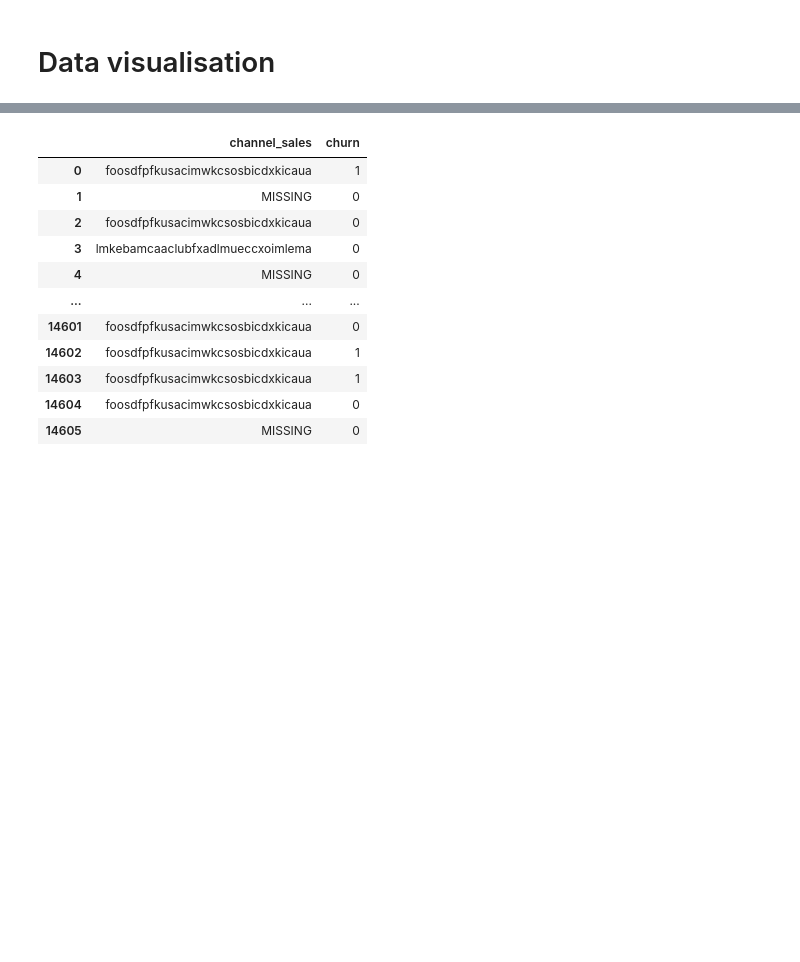
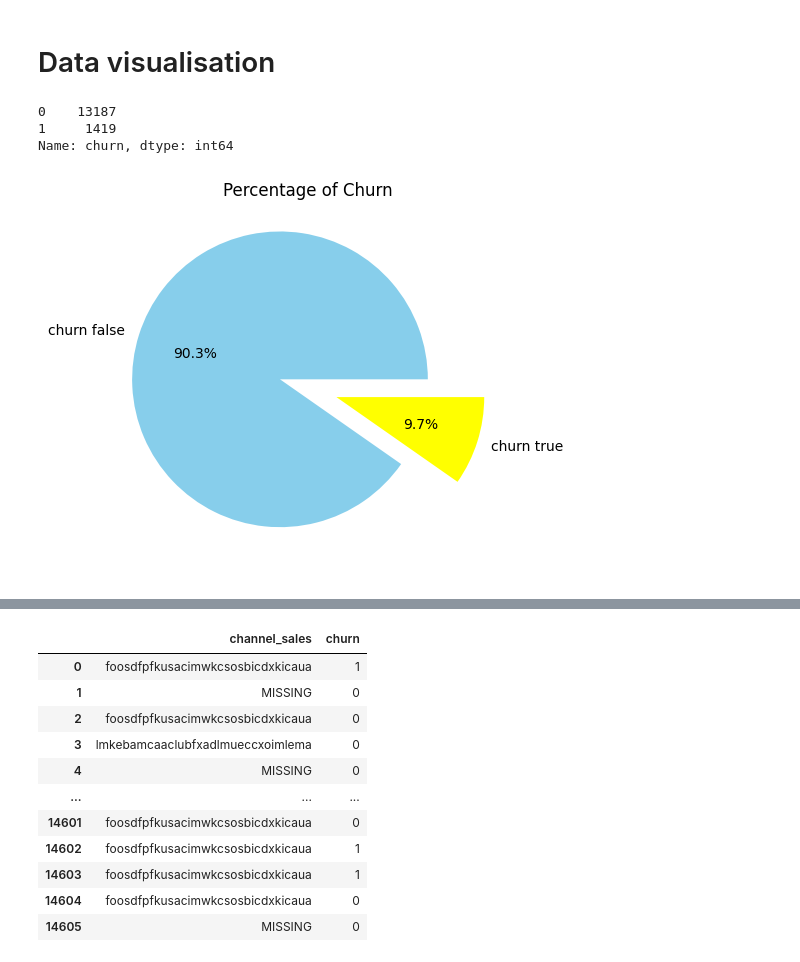
Before and after one commit to pi-mishra/BCG-Data-science-and-analytics-internship, a Jupyter notebook: BCG.ipynb, the cells around one changed output, grey strips where cells are left out. Cells and saved outputs as stored; diff of their text form; code cells hidden in the pictures; blank space fills up the shorter version.

```diff
--- a/BCG.ipynb
+++ b/BCG.ipynb
@@ -326,3 +326,26 @@ price_d['price_date']
 Name: price_date, Length: 193002, dtype: datetime64[ns]
 # %% [markdown]
 # Data visualisation
+# %%
+client_d["churn"].value_counts()
+# %% [output]
+0    13187
+1     1419
+Name: churn, dtype: int64
+# %%
+# Calculate the percentage of churn
+churn_percentage = client_d["churn"].value_counts() / len(client_d)
+
+# Create the labels
+labels = ["churn false", "churn true"]
+
+# Create the pie chart
+plt.pie(churn_percentage, labels=labels, colors=['skyblue', 'yellow'],autopct='%1.1f%%',explode=[0.2, 0.2])
+
+# Add a title
+plt.title("Percentage of Churn")
+
+# Show the plot
+plt.show()
+# %% [output]
+[figure, added]
```
Also changed, not shown: parts of 7 cells of this notebook.
